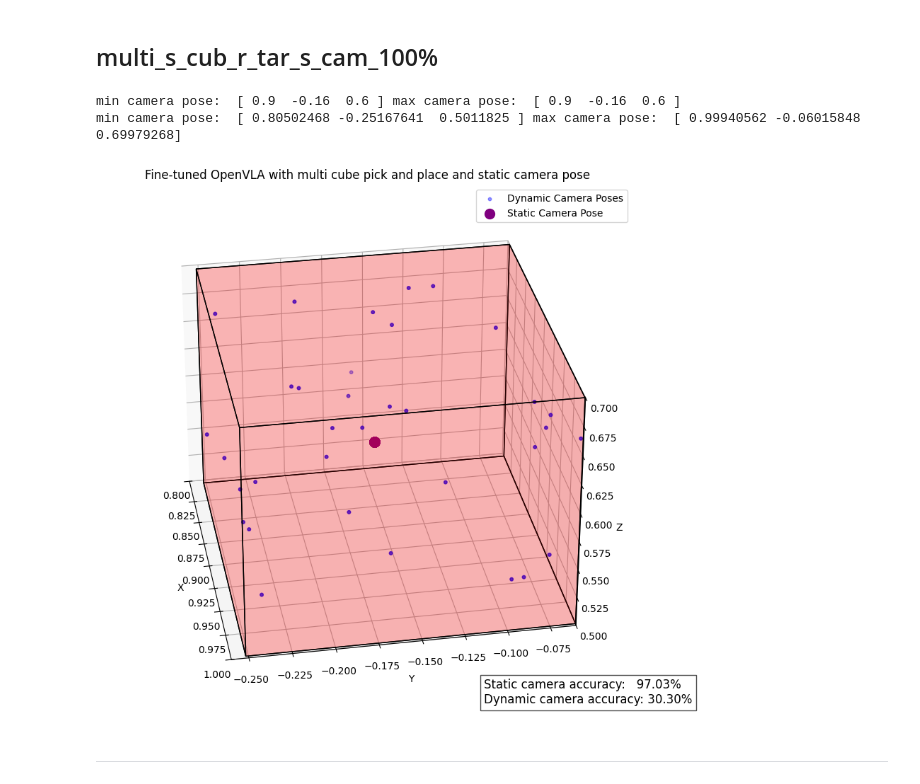
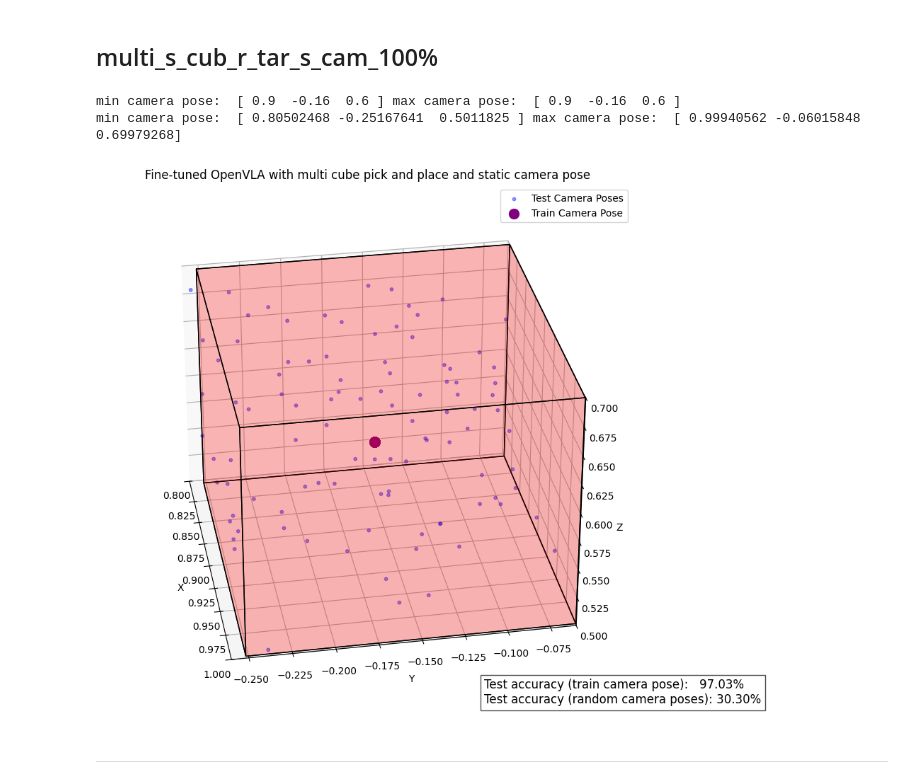
Before and after one commit to RiccardoBianco/isaac4_ros2_openvla, a Jupyter notebook: generate_visuals.ipynb, the cells around one changed output. Cells and saved outputs as stored; diff of their text form; code cells hidden in the pictures.

```diff
--- a/generate_visuals.ipynb
+++ b/generate_visuals.ipynb
@@ -1094,14 +1330,22 @@ faces_dynamic = cube_faces(dyn_min, dyn_max)
 # === Plot ===
 fig = plt.figure(figsize=(10,8))
 ax = fig.add_subplot(111, projection='3d')
+# === Generate random poses within the fixed cube ===
+num_poses = 100
+poses = np.random.uniform(low=cube_min, high=cube_max, size=(num_poses, 3))
+
+# # dynamic camera poses
+# ax.scatter(poses2[:,0], poses2[:,1], poses2[:,2],
+#            color='blue', s=10, alpha=0.4, label='Test Camera Poses')
 
 # dynamic camera poses
-ax.scatter(poses2[:,0], poses2[:,1], poses2[:,2],
-           color='blue', s=10, alpha=0.4, label='Dynamic Camera Poses')
+ax.scatter(poses[:,0], poses[:,1], poses[:,2],
+           color='blue', s=10, alpha=0.4, label='Test Camera Poses')
+
 
 # static camera pose(s)
 ax.scatter(poses1[:,0], poses1[:,1], poses1[:,2],
-           color='purple', s=100, label='Static Camera Pose')
+           color='purple', s=100, label='Train Camera Pose')
 
 # training-region cube
 # ax.add_collection3d(Poly3DCollection(faces_training,
@@ -1114,36 +1358,36 @@ ax.add_collection3d(Poly3DCollection(faces_dynamic,
 # axes
 # set limits to cover both cubes
 all_min = np.minimum(cube_min, dyn_min)
 all_max = np.maximum(cube_max, dyn_max)
 ax.set_xlim(all_min[0], all_max[0])
 ax.set_ylim(all_min[1], all_max[1])
 ax.set_zlim(all_min[2], all_max[2])
 
 ax.set_xlabel("X")
 ax.set_ylabel("Y")
 ax.set_zlabel("Z")
 ax.set_title("Fine-tuned OpenVLA with multi cube pick and place and static camera pose")
 
 # annotation
 txt = (
-    f"Static camera accuracy:   {acc1:.2%}\n"
-    f"Dynamic camera accuracy: {acc2:.2%}"
+    f"Test accuracy (train camera pose):   {acc1:.2%}\n"
+    f"Test accuracy (random camera poses): {acc2:.2%}"
 )
 ax.text2D(0.72, 0.02, txt, transform=ax.transAxes,
           bbox=dict(facecolor='white', alpha=0.7), fontsize=12)
 
 # get the current elevation & azimuth
 current_elev = ax.elev
 current_azim = ax.azim
 # rotate horizontally by +90° but keep the same tilt
 ax.view_init(elev=current_elev, azim=current_azim + 50)
 ax.legend()
 plt.tight_layout()
 plt.show()
 # %% [output]
 min camera pose:  [ 0.9  -0.16  0.6 ] max camera pose:  [ 0.9  -0.16  0.6 ]
 min camera pose:  [ 0.80502468 -0.25167641  0.5011825 ] max camera pose:  [ 0.99940562 -0.06015848  0.69979268]
-[figure, old version]
+[figure, new version]
 # %% [markdown]
 ----
 # %% [markdown]
```
Also changed, not shown: parts of 12 cells of this notebook, 30 other files.
